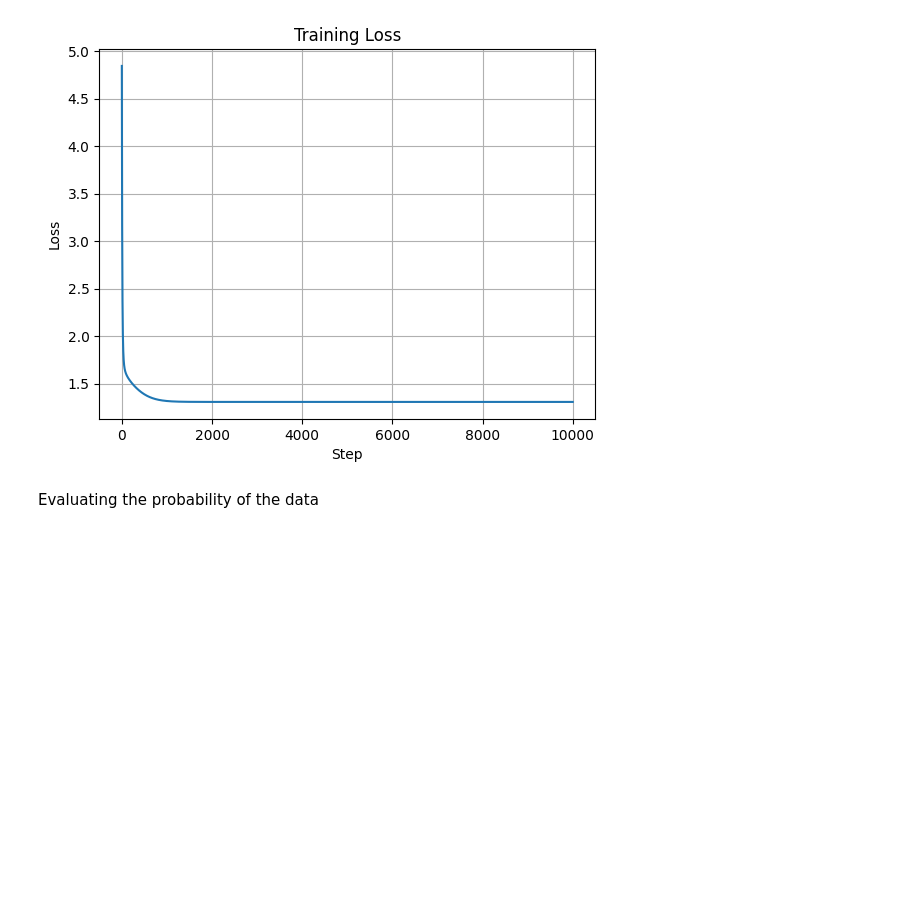
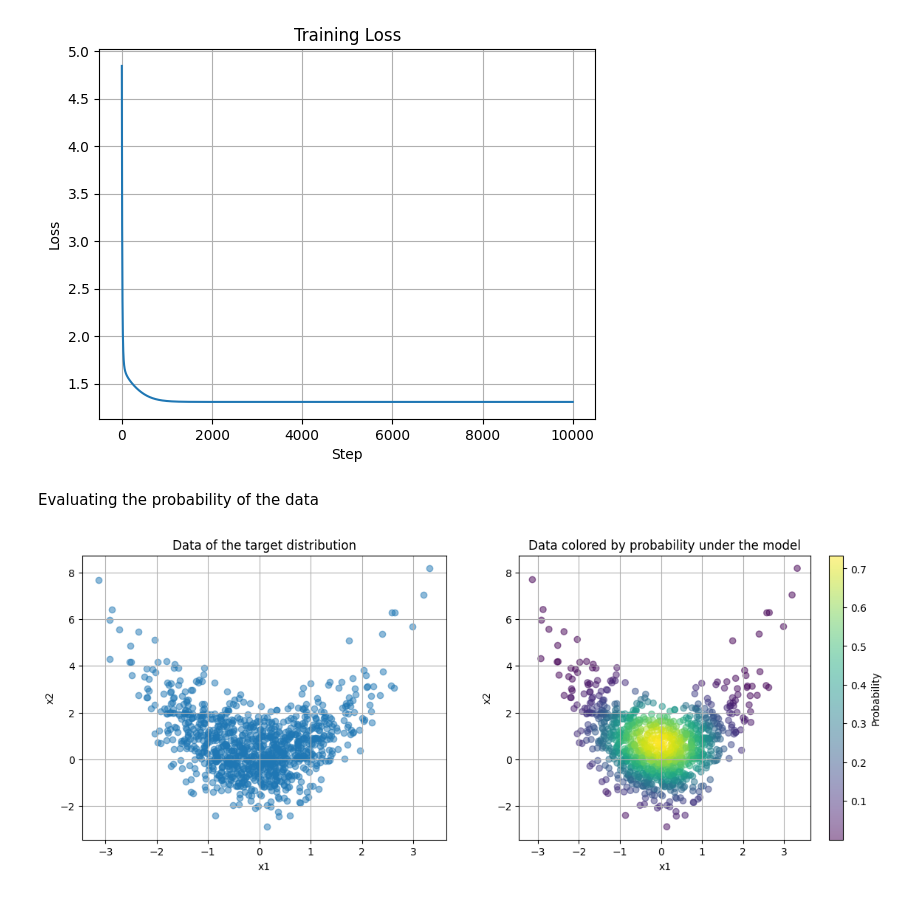
Before and after one commit to rpivi/Normalizing_Flow, a Jupyter notebook: evaluate.ipynb, the cells around one changed output. Cells and saved outputs as stored; diff of their text form; code cells hidden in the pictures; blank space fills up the shorter version.

Commit message:
evalutaing training a nf

```diff
--- a/evaluate.ipynb
+++ b/evaluate.ipynb
@@ -173,3 +173,28 @@ Step 9900, Loss: 1.3076
 [figure]
 # %% [markdown]
 Evaluating the probability of the data
+# %%
+key = jax.random.PRNGKey(0)
+x, key = sample_target(key, 1000)
+
+# evaluate the prob of the data under the model
+log_probs = log_px(params, x) # we use the parameters after training
+prob = jnp.exp(log_probs)
+
+# plot
+plt.figure(figsize=(14, 5))
+plt.subplot(1, 2, 1)
+plt.scatter(x[:, 0], x[:, 1], alpha=0.5)
+plt.xlabel('x1')
+plt.ylabel('x2')
+plt.title('Data of the target distribution')
+plt.grid()
+plt.subplot(1, 2, 2)
+plt.scatter(x[:, 0], x[:, 1], alpha=0.5, c=prob, cmap='viridis')
+plt.colorbar(label='Probability')
+plt.xlabel('x1')
+plt.ylabel('x2')
+plt.title('Data colored by probability under the model')
+plt.grid()
+# %% [output]
+[figure, added]
```
